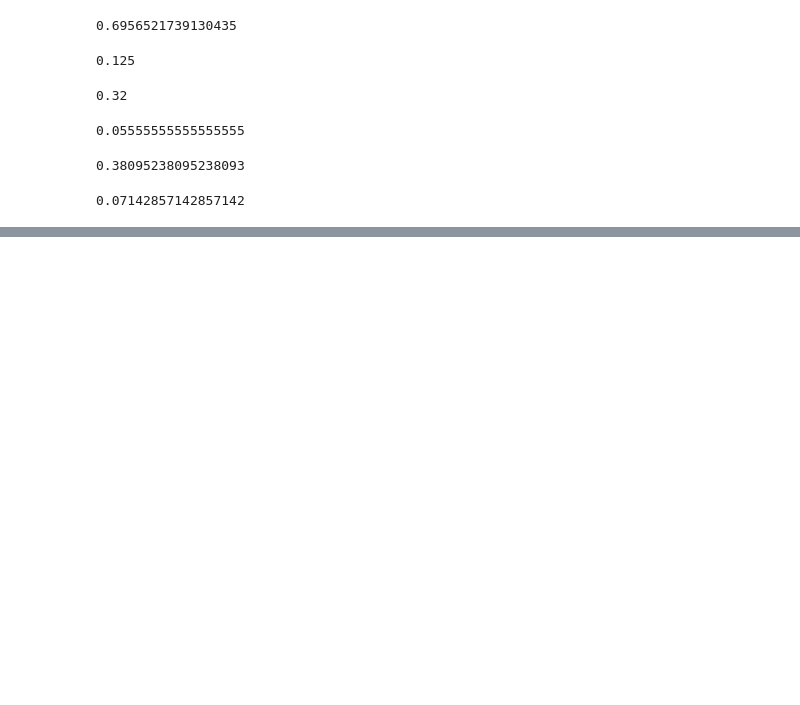
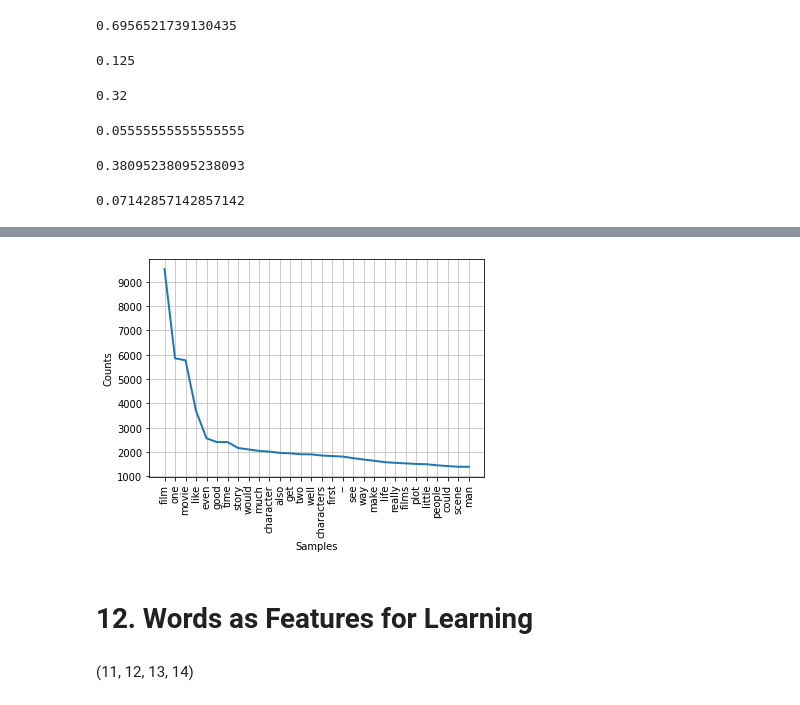
Before and after one commit to niklaust/Natural-Language-Processing, a Jupyter notebook: NLTK_for_NLP_notebook_of_niklaust.ipynb, the cells around one changed output, grey strips where cells are left out. Cells and saved outputs as stored; diff of their text form; code cells hidden in the pictures; blank space fills up the shorter version.

```diff
--- a/NLTK_for_NLP_notebook_of_niklaust.ipynb
+++ b/NLTK_for_NLP_notebook_of_niklaust.ipynb
@@ -815,0 +864,17 @@ print(w1.path_similarity(w2))
+# %%
+# Remove punctuation
+all_words = [word.lower() for word in all_words if word not in string.punctuation]
+
+# Remove stop words
+stop_words = set(stopwords.words('english'))
+all_words = [word for word in all_words if word not in stop_words]
+# %%
+freq_dist = nltk.FreqDist(all_words)
+# %%
+freq_dist.plot(30);
+# %% [output]
+[figure, added]
+# %% [markdown]
+# **12. Words as Features for Learning**
+# %% [markdown]
+(11, 12, 13, 14)
```
Also changed, not shown: parts of 40 cells of this notebook.
